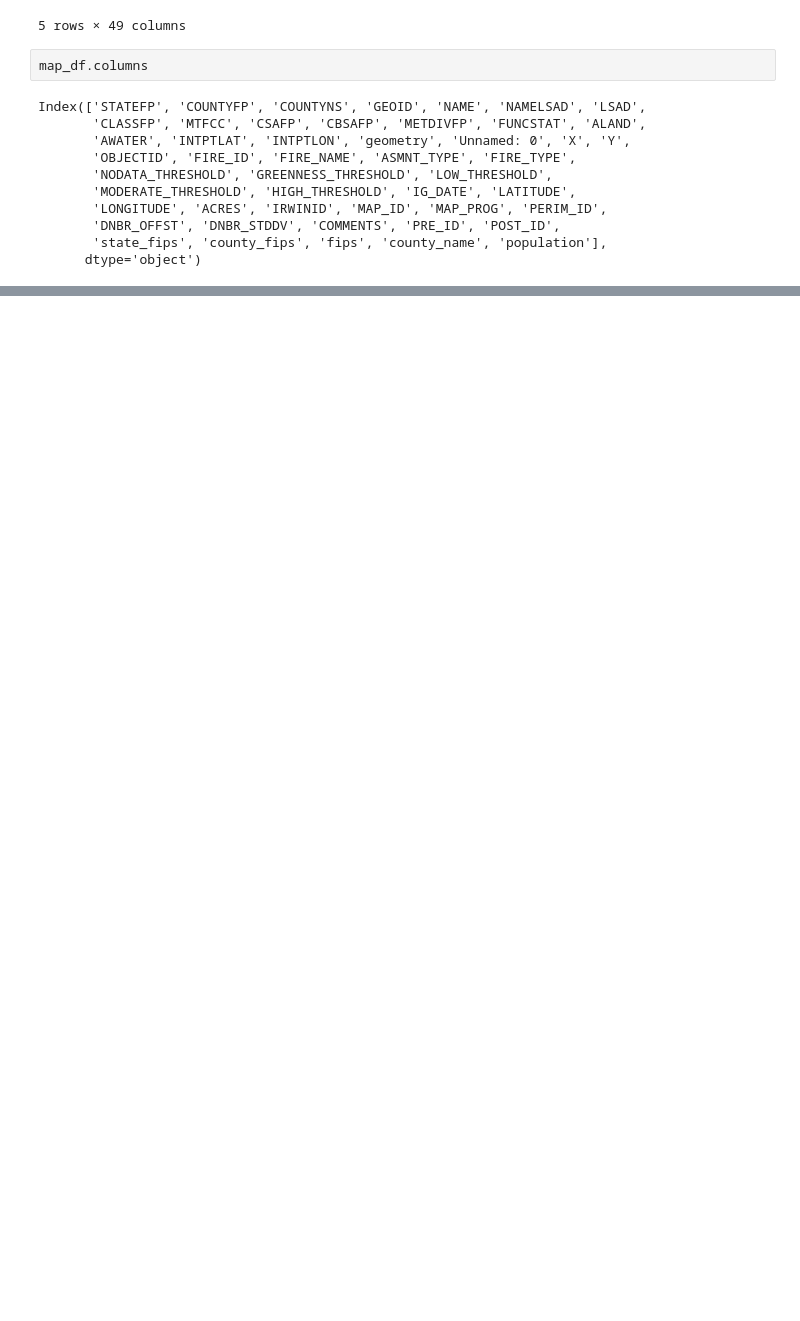
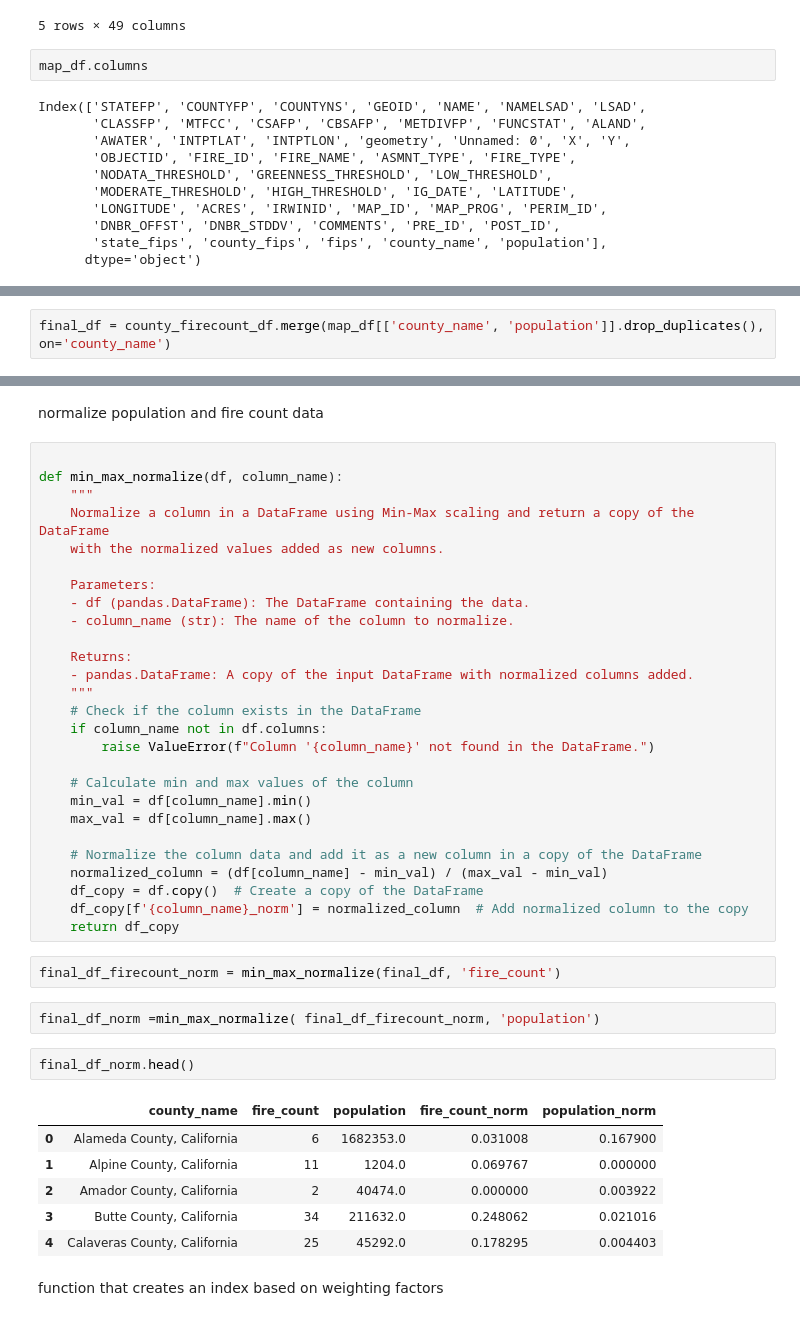
Before and after one commit to TalkDatatoMeWiDDatathon23/ForestService-Census-Index, a Jupyter notebook: census_explore.ipynb, the cells around one changed output, grey strips where cells are left out. Saved outputs shown, nothing was run; the diff lists cells and outputs as text; blank space fills up the shorter version.

```diff
--- a/census_explore.ipynb
+++ b/census_explore.ipynb
@@ -541,0 +570,2 @@ plt.show()
+# %%
+final_df = county_firecount_df.merge(map_df[['county_name', 'population']].drop_duplicates(), on='county_name')
@@ -541,0 +581,44 @@ plt.show()
+# %% [markdown]
+normalize population and fire count data
+# %%
+
+def min_max_normalize(df, column_name):
+    """
+    Normalize a column in a DataFrame using Min-Max scaling and return a copy of the DataFrame
+    with the normalized values added as new columns.
+
+    Parameters:
+    - df (pandas.DataFrame): The DataFrame containing the data.
+    - column_name (str): The name of the column to normalize.
+
+    Returns:
+    - pandas.DataFrame: A copy of the input DataFrame with normalized columns added.
+    """
+    # Check if the column exists in the DataFrame
+    if column_name not in df.columns:
+        raise ValueError(f"Column '{column_name}' not found in the DataFrame.")
+
+    # Calculate min and max values of the column
+    min_val = df[column_name].min()
+    max_val = df[column_name].max()
+
+    # Normalize the column data and add it as a new column in a copy of the DataFrame
+    normalized_column = (df[column_name] - min_val) / (max_val - min_val)
+    df_copy = df.copy()  # Create a copy of the DataFrame
+    df_copy[f'{column_name}_norm'] = normalized_column  # Add normalized column to the copy
+    return df_copy
+# %%
+final_df_firecount_norm = min_max_normalize(final_df, 'fire_count')
+# %%
+final_df_norm =min_max_normalize( final_df_firecount_norm, 'population')
+# %%
+final_df_norm.head()
+# %% [output]
+|  | county_name | fire_count | population | fire_count_norm | population_norm |
+| 0 | Alameda County, California | 6 | 1682353.0 | 0.031008 | 0.167900 |
+| 1 | Alpine County, California | 11 | 1204.0 | 0.069767 | 0.000000 |
+| 2 | Amador County, California | 2 | 40474.0 | 0.000000 | 0.003922 |
+| 3 | Butte County, California | 34 | 211632.0 | 0.248062 | 0.021016 |
+| 4 | Calaveras County, California | 25 | 45292.0 | 0.178295 | 0.004403 |
+# %% [markdown]
+function that creates an index based on weighting factors
```
Also changed, not shown: parts of 24 cells of this notebook.
